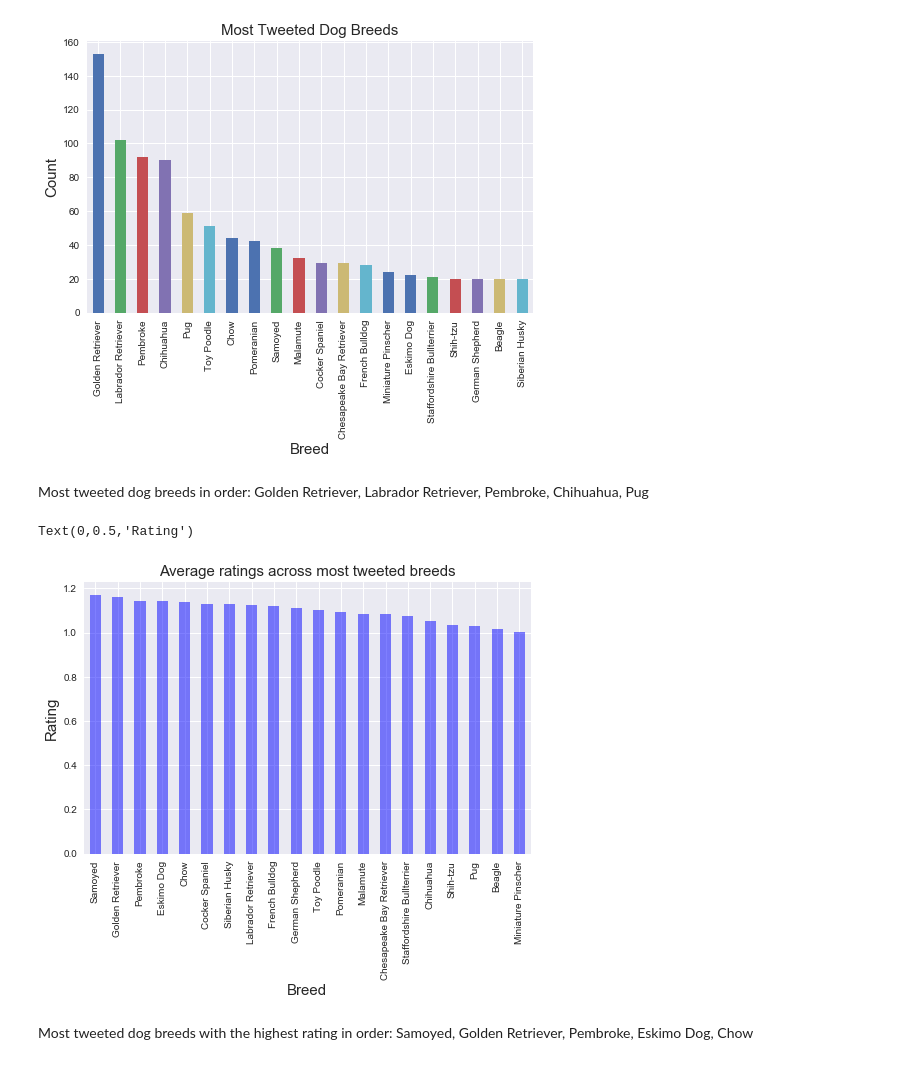
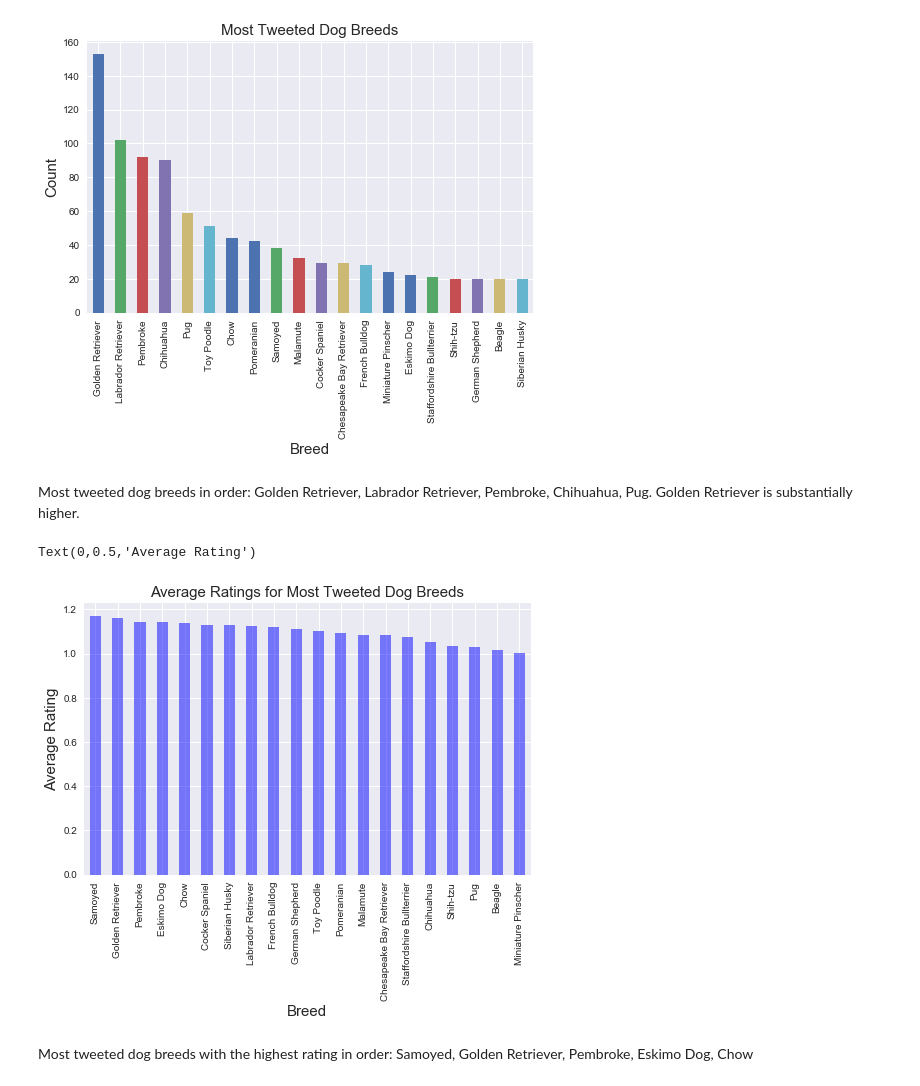
Before and after one commit to yagmurdalman/wrangle-and-analyze-data, a Jupyter notebook: wrangle_act.ipynb, the cells around one changed output. Drawn from its saved outputs; the diff is of its cells as text; code cells hidden in the pictures.

```diff
--- a/wrangle_act.ipynb
+++ b/wrangle_act.ipynb
@@ -1580,15 +1631,15 @@ plt.xlabel('Breed', fontsize=15)
 Text(0.5,0,'Breed')
 [figure]
 # %% [markdown]
-Most tweeted dog breeds in order: Golden Retriever, Labrador Retriever, Pembroke, Chihuahua, Pug
+Most tweeted dog breeds in order: Golden Retriever, Labrador Retriever, Pembroke, Chihuahua, Pug. Golden Retriever is substantially higher.
 # %%
 hot_breeds.groupby('breed')['rating'].mean().sort_values(ascending=False).plot(kind ='bar', color = 'Blue', alpha=0.5,figsize=(8,5))
-plt.title('Average ratings across most tweeted breeds', fontsize=15)
+plt.title('Average Ratings for Most Tweeted Dog Breeds', fontsize=15)
 plt.xlabel('Breed', fontsize=15)
-plt.ylabel('Rating', fontsize=15)
+plt.ylabel('Average Rating', fontsize=15)
 # %% [output]
-Text(0,0.5,'Rating')
+Text(0,0.5,'Average Rating')
-[figure, old version]
+[figure, new version]
 # %% [markdown]
 Most tweeted dog breeds with the highest rating in order: Samoyed, Golden Retriever, Pembroke, Eskimo Dog, Chow
 # %%
```
Also changed, not shown: parts of 38 cells of this notebook.
